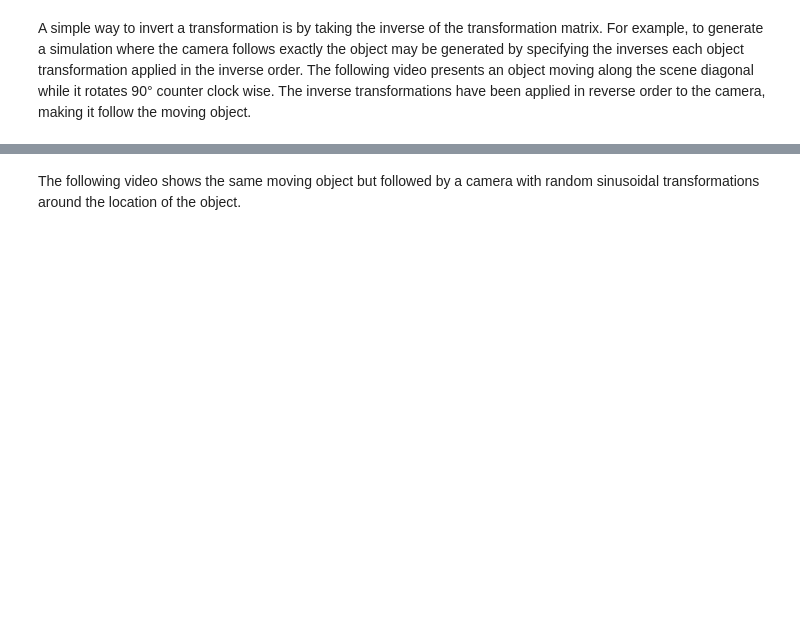
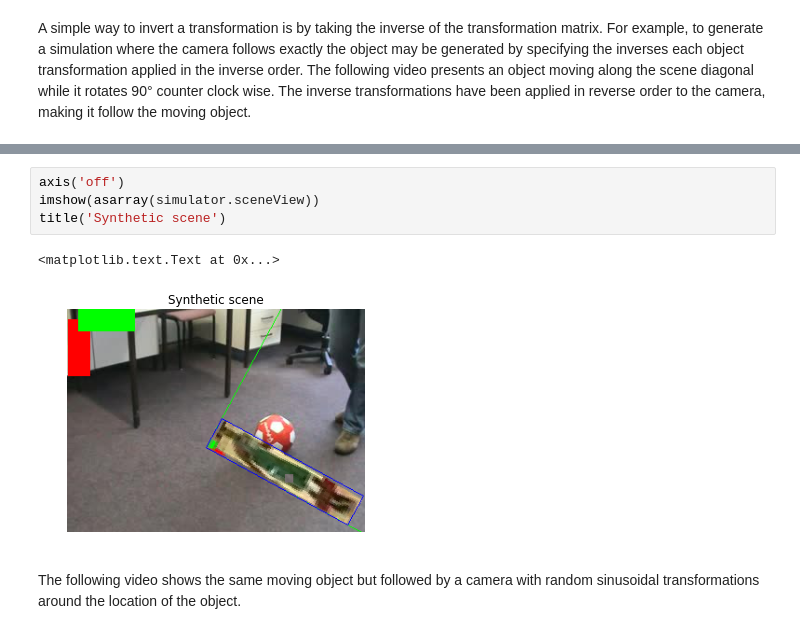
Before and after one commit to jccaicedo/localization-agent, a Jupyter notebook: notebooks/Synthetic tracking sequences from static images.ipynb, the cells around one changed output, grey strips where cells are left out. Saved outputs shown, nothing was run; the diff lists cells and outputs as text; blank space fills up the shorter version.

```diff
--- a/notebooks/Synthetic tracking sequences from static images.ipynb
+++ b/notebooks/Synthetic tracking sequences from static images.ipynb
@@ -147,3 +138,10 @@ IPython.display.HTML(videoTag.format(videoSrc))
+# %%
+axis('off')
+imshow(asarray(simulator.sceneView))
+title('Synthetic scene')
+# %% [output]
+<matplotlib.text.Text at 0x...>
+[figure, added]
 # %% [markdown]
 The following video shows the same moving object but followed by a camera with random sinusoidal transformations around the location of the object.
 # %%
```
Also changed, not shown: parts of 15 cells of this notebook.
